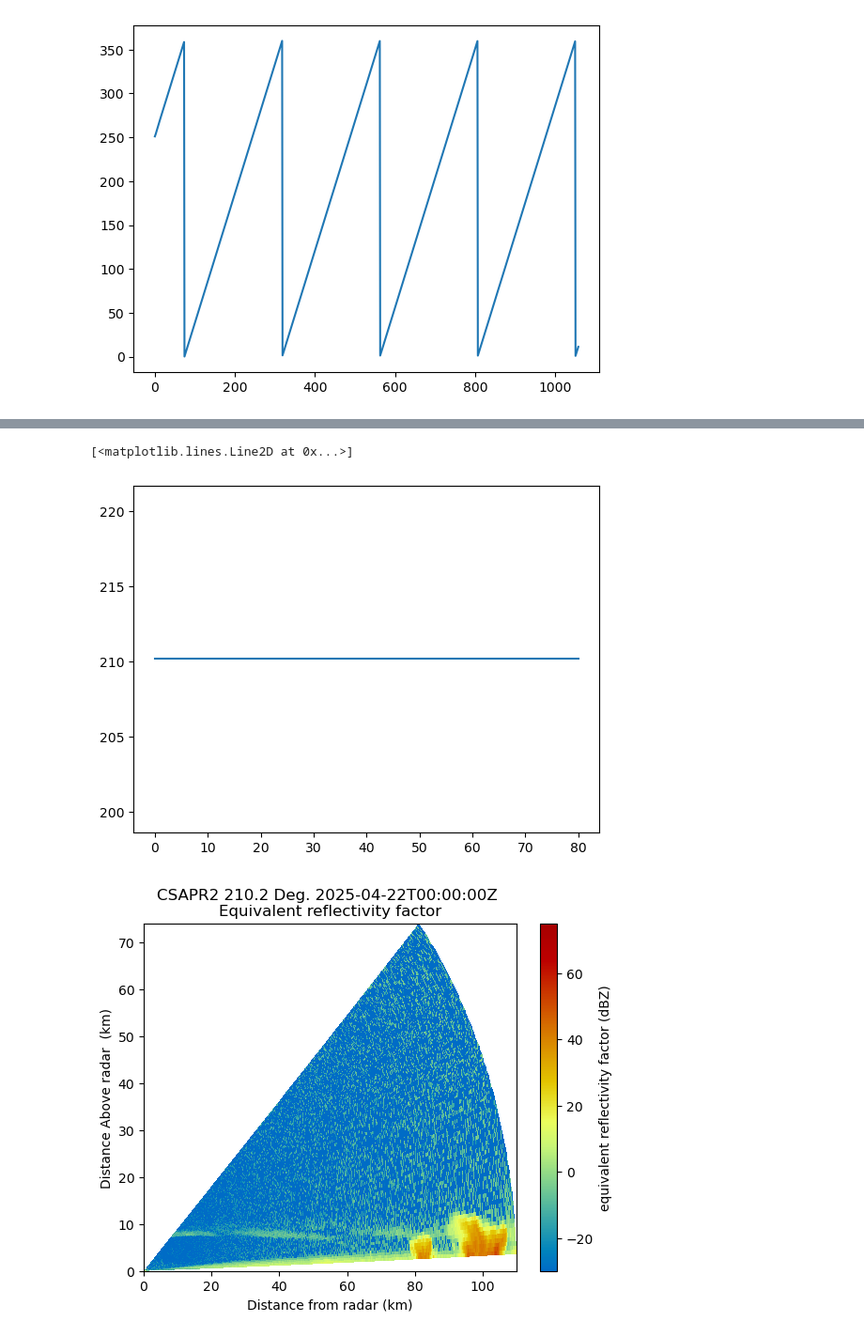
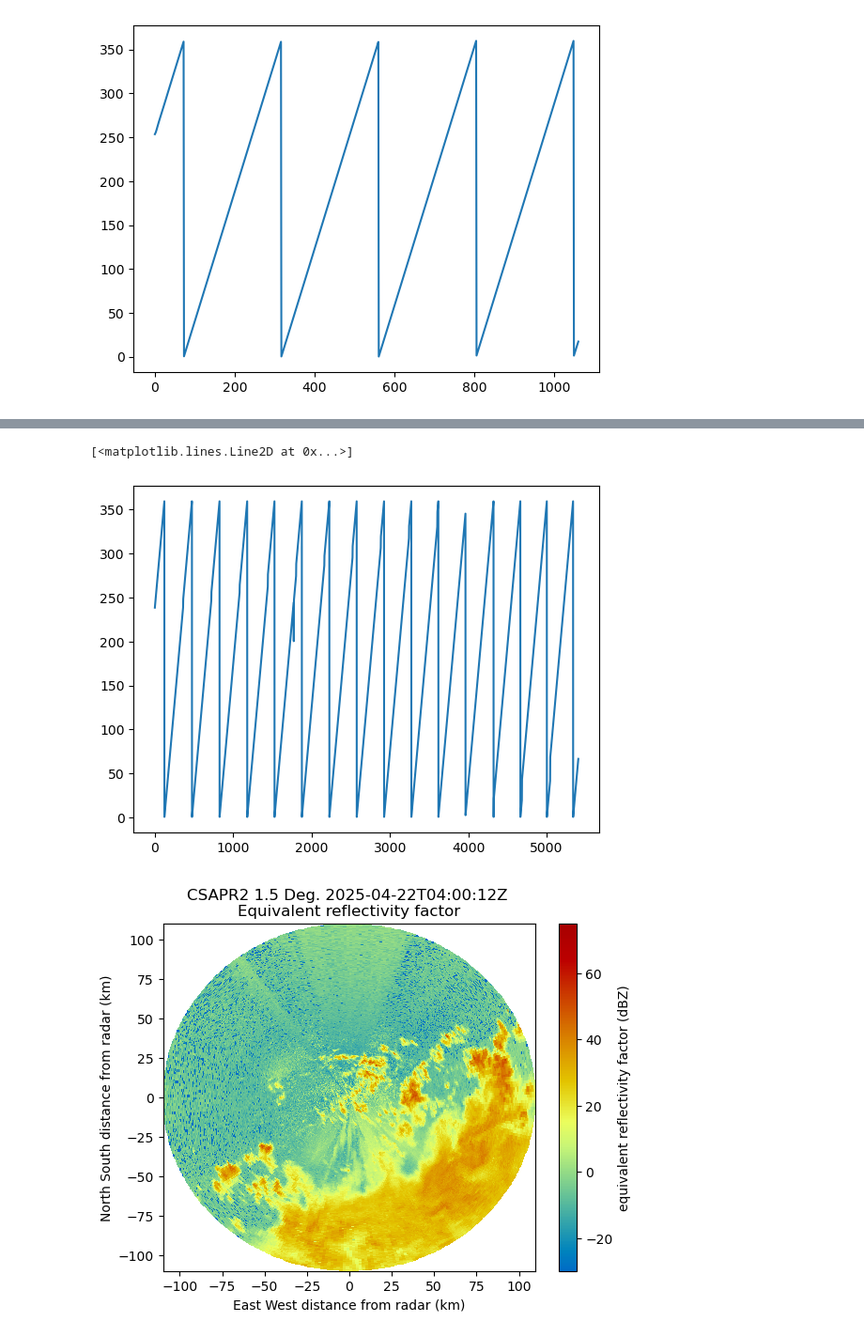
Before and after one commit to ARM-Development/arm-summer-school-2025, a Jupyter notebook: notebooks/pyart/RadarInvestigation.ipynb, the cells around one changed output, grey strips where cells are left out. Shown at 94% size. Cells and saved outputs as stored; diff of their text form; code cells hidden in the pictures.

Commit message:
:ADD: Images and some clean up

```diff
--- a/notebooks/pyart/RadarInvestigation.ipynb
+++ b/notebooks/pyart/RadarInvestigation.ipynb
@@ -116,15 +118,15 @@ myd.plot_ppi('reflectivity')
 # %%
-csapr = pyart.io.read('bnfcsapr2cfrS3.a1.20250422.000000.nc')
+csapr = pyart.io.read('bnfcsapr2cfrS3.a1.20250422.040012.nc')
 # %%
 plt.plot(csapr.azimuth['data'])
 # %% [output]
 [<matplotlib.lines.Line2D at 0x...>]
-[figure, old version]
+[figure, new version]
 # %%
 mydc = pyart.graph.RadarDisplay(csapr)
-mydc.plot_rhi('reflectivity')
+mydc.plot_ppi('reflectivity')
 # %% [output]
-[figure, old version]
+[figure, new version]
 # %%
 alt = kazr.gate_z['data']
 dbz = kazr.fields['reflectivity']['data']
```
Also changed, not shown: parts of 12 cells of this notebook, 1 other file.
